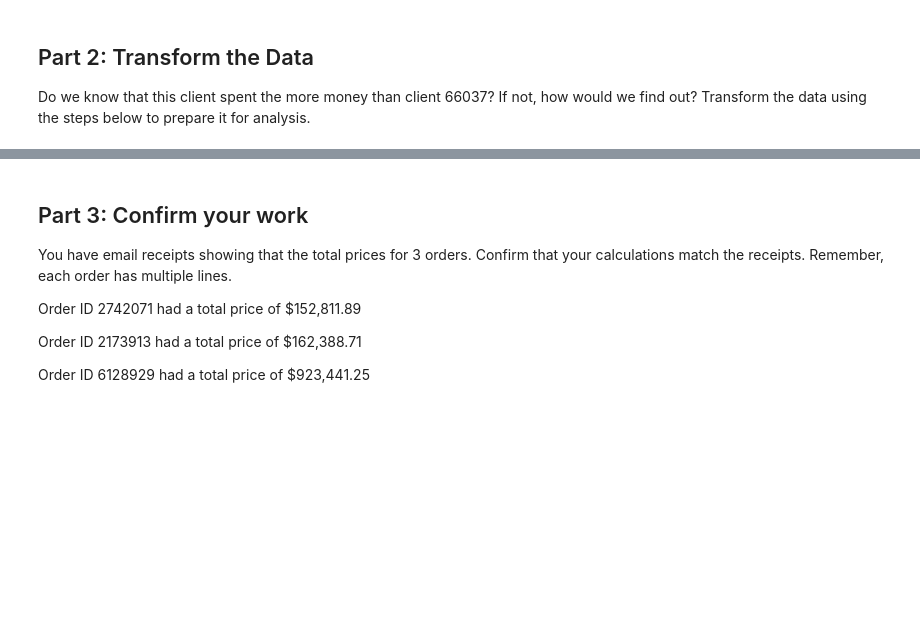
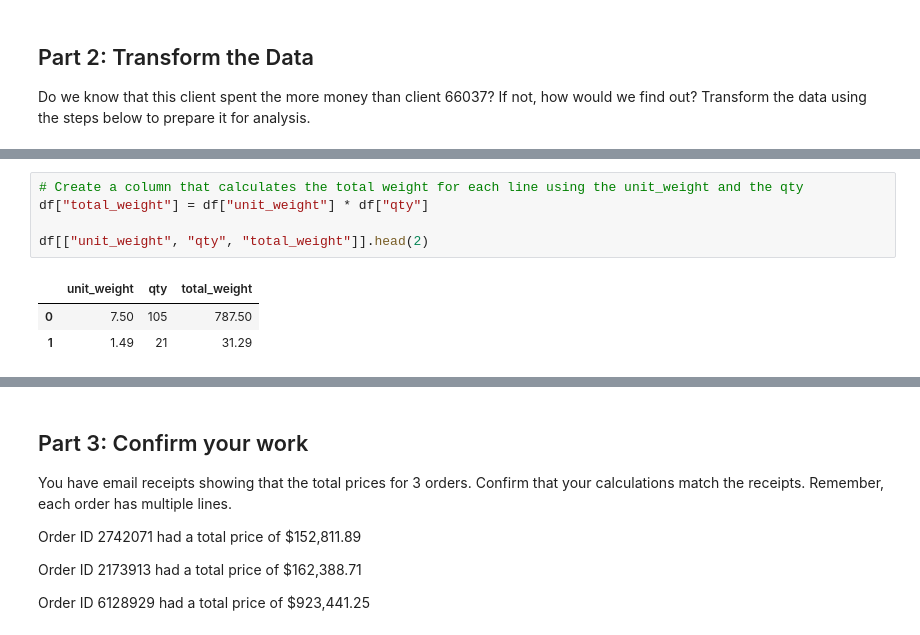
Before and after one commit to JimGile/pandas-challenge-1, a Jupyter notebook: wholesale_data_analysis_starter_code.ipynb, the cells around one changed output, grey strips where cells are left out. Drawn from its saved outputs; the diff is of its cells as text; blank space fills up the shorter version.

```diff
--- a/wholesale_data_analysis_starter_code.ipynb
+++ b/wholesale_data_analysis_starter_code.ipynb
@@ -130,6 +133,15 @@ Do we know that this client spent the more money than client 66037? If not, how
 |  | unit_price | qty | line_subtotal |
 | 0 | 1096.80 | 105 | 115164.00 |
 | 1 | 24.95 | 21 | 523.95 |
+# %%
+# Create a column that calculates the total weight for each line using the unit_weight and the qty
+df["total_weight"] = df["unit_weight"] * df["qty"]
+
+df[["unit_weight", "qty", "total_weight"]].head(2)
+# %% [output]
+|  | unit_weight | qty | total_weight |
+| 0 | 7.50 | 105 | 787.50 |
+| 1 | 1.49 | 21 | 31.29 |
 # %%
 # Create a column for shipping price.
 # Assume a shipping price of $7 per pound for orders over 50 pounds and $10 per pound for items 50 pounds or under.
```
Also changed, not shown: parts of 5 cells of this notebook.
